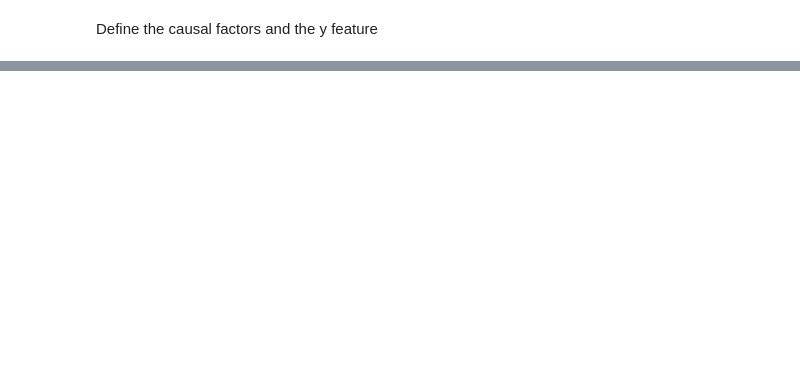
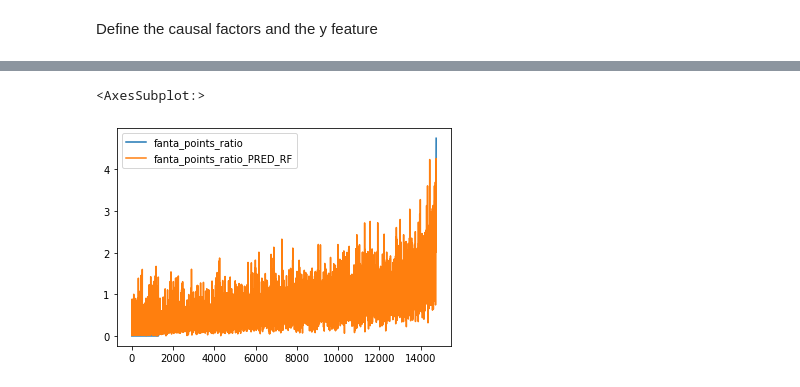
Before and after one commit to tizianoparriani/fantasAi_football, a Jupyter notebook: src/learning.ipynb, the cells around one changed output, grey strips where cells are left out. Saved outputs shown, nothing was run; the diff lists cells and outputs as text; code cells hidden in the pictures; blank space fills up the shorter version.

```diff
--- a/src/learning.ipynb
+++ b/src/learning.ipynb
@@ -379,0 +421,5 @@ def print_top_players(df, y_feature, competition_id="IT1", head=10):
+# %%
+dataset_bonus.sort_values(by=bonus, ignore_index=True)[[bonus, f"{bonus}_PRED_RF"]].plot()
+# %% [output]
+<AxesSubplot:>
+[figure, added]
```
Also changed, not shown: parts of 11 cells of this notebook, 1 other file.
